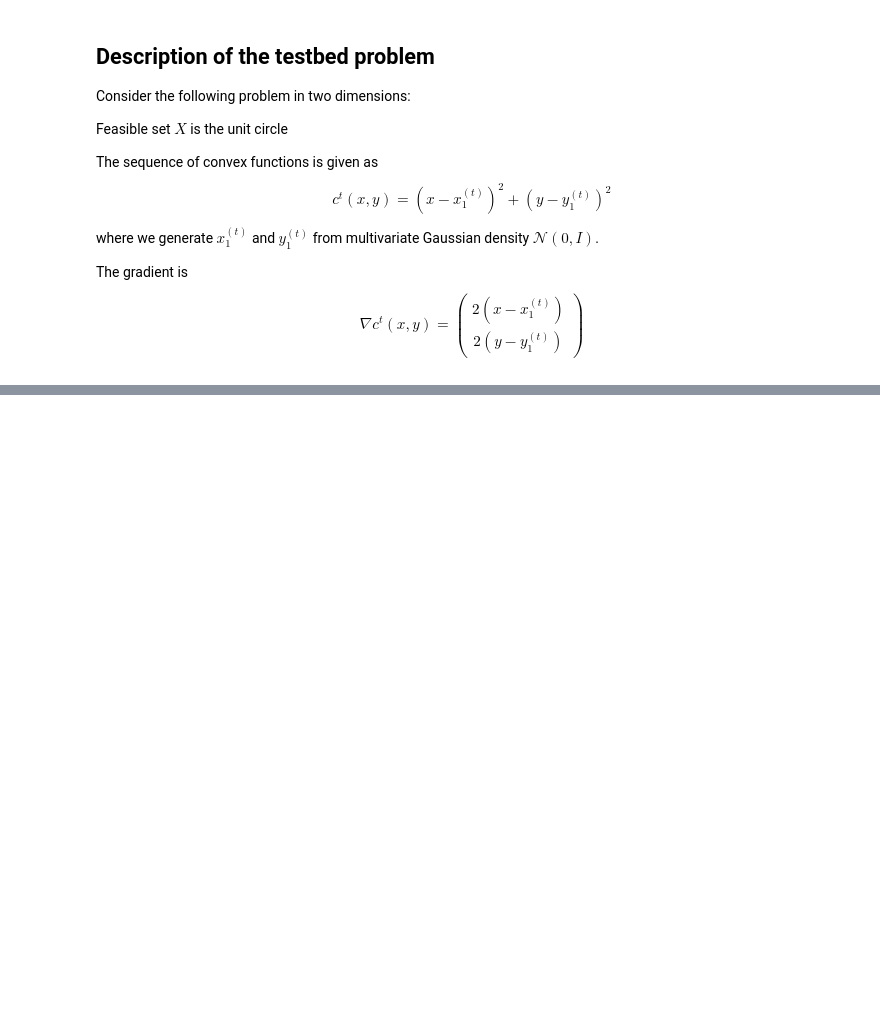
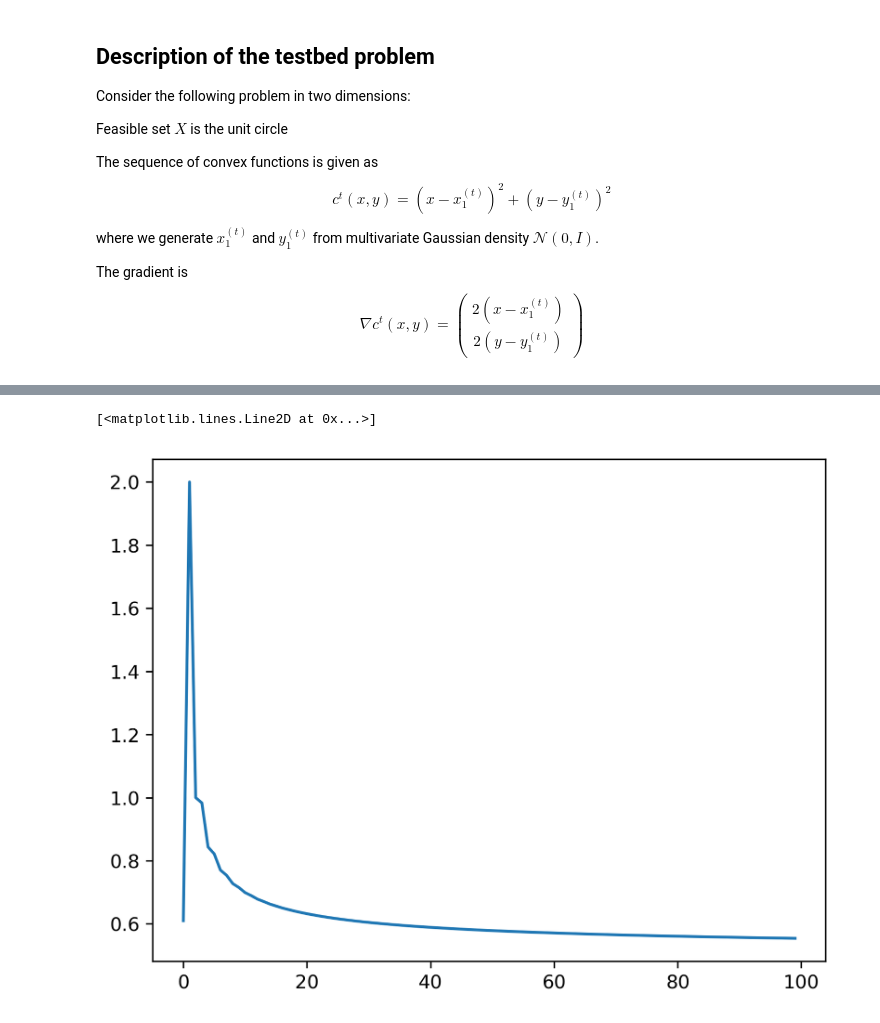
Before and after one commit to sladjkf/enee662_f2023_proj, a Jupyter notebook: greedy_projection_example.ipynb, the cells around one changed output, grey strips where cells are left out. Cells and saved outputs as stored; diff of their text form; code cells hidden in the pictures; blank space fills up the shorter version.

```diff
--- a/greedy_projection_example.ipynb
+++ b/greedy_projection_example.ipynb
@@ -85,6 +88,10 @@ offline_result = minimize(
 )
 print(offline_result)
 offline_x = offline_result.x
+
+x=np.mean(samples,axis=0)
+print(x)
+#print(np.sum(samples,axis=0)/np.linalg.norm(np.sum(samples,axis=0)))
 # %% [output]
  message: Optimization terminated successfully
  success: True
@@ -113,0 +144,44 @@ plt.plot((np.array(rolling_costs)-np.array(rolling_offline_costs))/np.arange(1,s
+# %%
+# adversarial example
+def grad(x, center):
+    return (x-center)
+def cost(x,center):
+    return 0.5*(x-center)@(x-center)
+# come up with a sequence of guesses via greedy projection
+x0 = np.array([0.1,0.1])
+x_t = [x0]
+costs = []
+last_c = np.array([-1,0])
+centers = [last_c]
+for t in range(100):
+    # get the gradient of the given function
+    this_step = 1/np.sqrt(t+1)
+    last_x = x_t[-1]
+    last_c = centers[-1]
+
+    costs.append(cost(last_x,last_c))
+
+    this_grad = grad(last_x,last_c)
+    unproj_step = last_x - this_step*this_grad
+    # do the projection
+    result = unproj_step / max(1, np.linalg.norm(unproj_step))
+    # if result.status == 0:
+    #     x_t.append(result.x)
+    # else:
+    #     x_t.append(last_x)
+    x_t.append(result)
+    #if np.random.uniform() <= 0.5:
+    if np.isclose(np.linalg.norm(x_t[-1]),0):
+        point = np.random.normal(size=2)
+        point = point/np.linalg.norm(point)
+        centers.append(np.array([1,0]))
+    else:
+        centers.append(-x_t[-1]/np.linalg.norm(-x_t[-1]))
+    #else:
+    #    this_c = np.random.normal(loc=0,scale=0.5,size=2)
+    #    centers.append(this_c/max(1,np.linalg.norm(this_c)))
+# %%
+plt.plot(costs)
+# %% [output]
+[<matplotlib.lines.Line2D at 0x...>]
+[figure, added]
```
Also changed, not shown: parts of 11 cells of this notebook, 2 other files.
